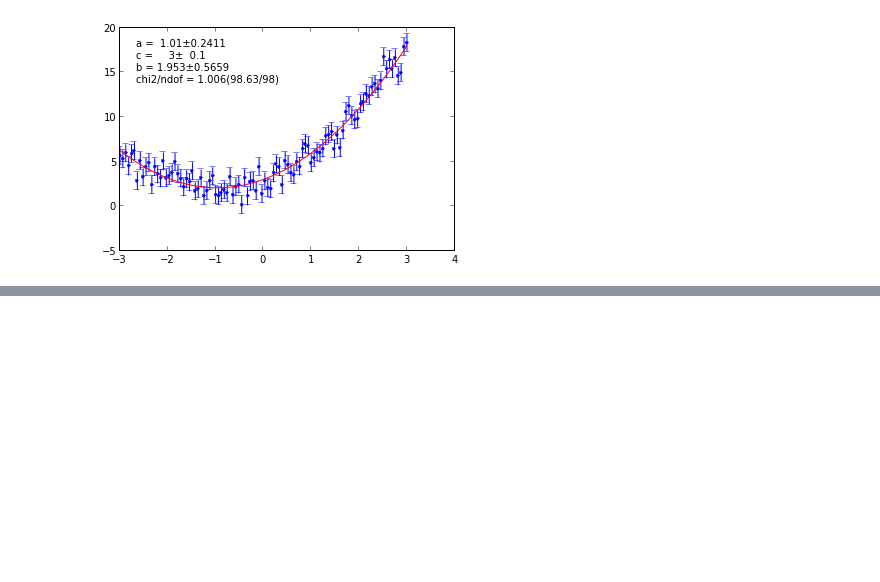
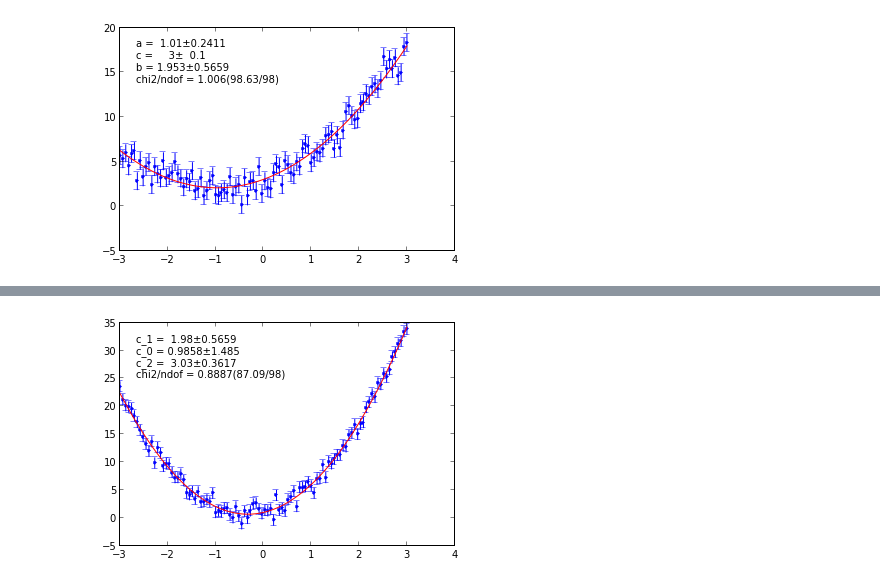
Before and after one commit to scikit-hep/probfit, a Jupyter notebook: tutorial.ipynb, the cells around one changed output, grey strips where cells are left out. Cells and saved outputs as stored; diff of their text form; code cells hidden in the pictures; blank space fills up the shorter version.

```diff
--- a/tutorial.ipynb
+++ b/tutorial.ipynb
@@ -84,0 +94,4 @@ print m.valuesprint m.errorsto_minimize.draw(m)
+# %%
+to_minimize = Chi2Regression(p,x,y,err)m=minuit.Minuit(to_minimize)m.migrad()to_minimize.draw(m)
+# %% [output]
+[figure, added]
```
Also changed, not shown: parts of 3 cells of this notebook, 8 other files.
